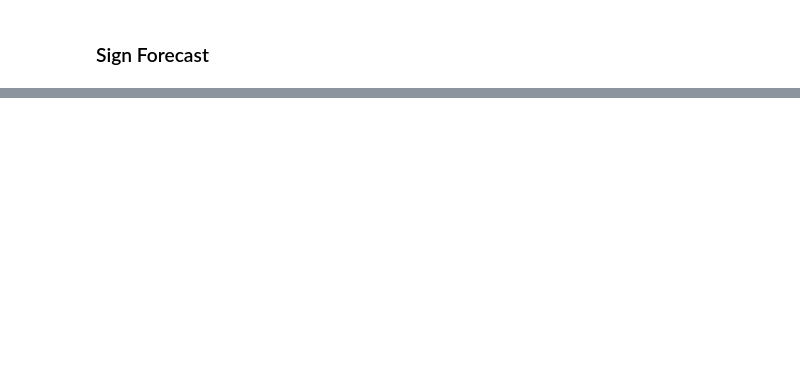
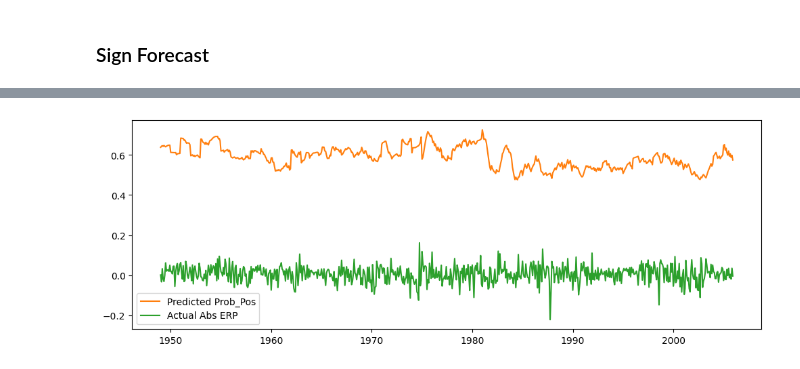
Before and after one commit to juliusd01/Deep_Learning, a Jupyter notebook: Research/Finance/Stock_Returns/Goyal_Welch/GW08_replication.ipynb, the cells around one changed output, grey strips where cells are left out. Drawn from its saved outputs; the diff is of its cells as text; code cells hidden in the pictures; blank space fills up the shorter version.

```diff
--- a/Research/Finance/Stock_Returns/Goyal_Welch/GW08_replication.ipynb
+++ b/Research/Finance/Stock_Returns/Goyal_Welch/GW08_replication.ipynb
@@ -662,10 +674,10 @@ MSE_M = mean_squared_error(abs_res['Actual_Value'], abs_res['Historical_Mean'])
 # %%
 from helper import get_sign_forecast
 # %%
-NUM_LAYERS_SIGN = 2
+NUM_LAYERS_SIGN = 1
 NUMBER_OF_LAGS_SIGN = 13
 HIDDEN_DIM_SIGN = 32
-EPOCHS_SIGN = 100
+EPOCHS_SIGN = 50
 BATCH_SIZE_SIGN = 64
 LR_SIGN = 3e-4
 DROPOUT_SIGN = 0.0
@@ -692,0 +718,9 @@ sign_res
+# %%
+# plot probabilities over time and also the returns
+plt.figure(figsize=(12, 4))
+plt.plot(sign_res['Predicted_Prob_Pos'], label='Predicted Prob_Pos', color='C1')
+plt.plot(res['Actual_Value'], label='Actual Abs ERP', color='C2')
+plt.legend()
+plt.show()
+# %% [output]
+[figure, added]
```
Also changed, not shown: parts of 14 cells of this notebook, 11 other files.
